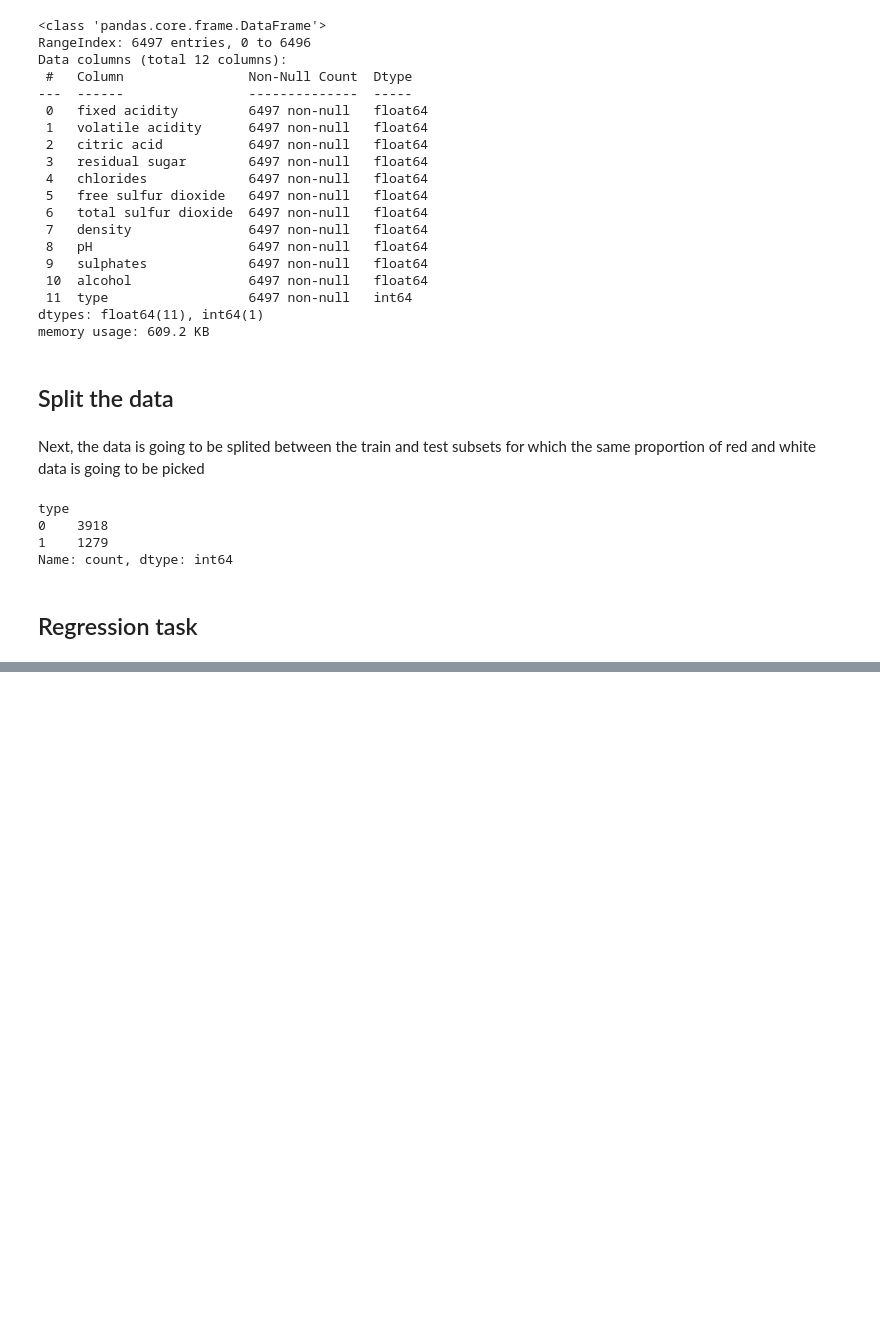
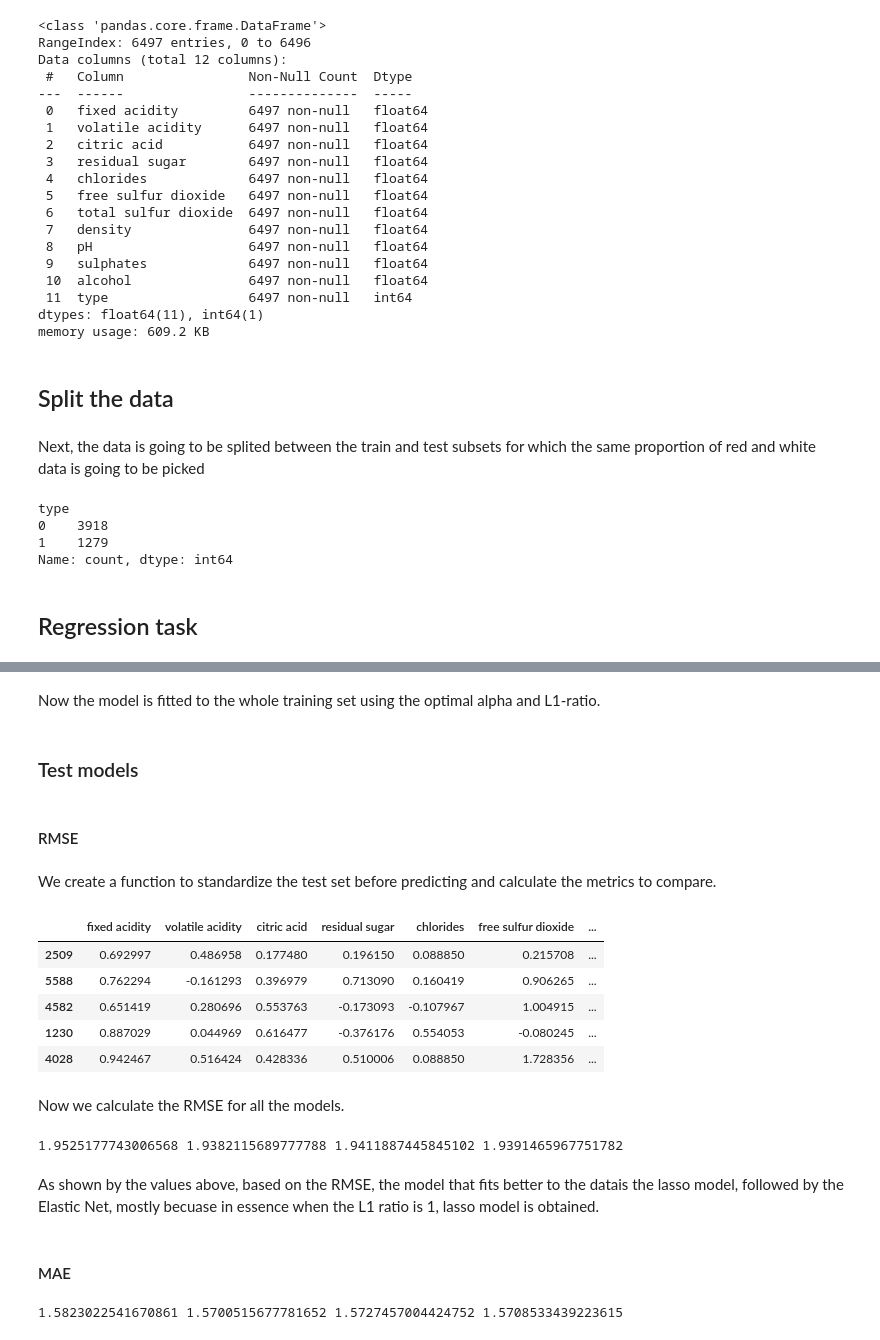
Before and after one commit to YefridC09/ST-554_Big_data_analysis, a Jupyter notebook: HW7_Yefrid_Cordoba/HW7_Yefrid_Cordoba.ipynb, the cells around one changed output, grey strips where cells are left out. Saved outputs shown, nothing was run; the diff lists cells and outputs as text; code cells hidden in the pictures; blank space fills up the shorter version.

```diff
--- a/HW7_Yefrid_Cordoba/HW7_Yefrid_Cordoba.ipynb
+++ b/HW7_Yefrid_Cordoba/HW7_Yefrid_Cordoba.ipynb
@@ -30,7 +29,7 @@ w_wine['type'] = [0 for i in range(len(w_wine))]
 # %% [markdown]
 After the column for the wine type have been created, it is used the function `pd.concat()` to join the two datasets in just one.
 # %%
-wine_data = pd.concat([r_wine, w_wine], ignore_index = True).drop('quality', axis = 1)
+wine_data = pd.concat([r_wine, w_wine], ignore_index = True).drop('quality', axis = 1).dropna()
 # %%
 wine_data.info()
 # %% [output]
@@ -78 +81,4 @@ Name: count, dtype: int64
+# %%
+std_s = X_train.apply(np.mean, axis = 0)
+mean_s = X_train.apply(np.std, axis = 0)
 # %% [markdown]
@@ -89,0 +268,2 @@ X_train.head()
+# %% [markdown]
+Now the model is fitted to the whole training set using the optimal alpha and L1-ratio.
@@ -89,0 +274,46 @@ X_train.head()
+# %% [markdown]
+### Test models
+# %% [markdown]
+#### RMSE
+# %% [markdown]
+We create a function to standardize the test set before predicting and calculate the metrics to compare.
+# %%
+#quick function to standardize based off of a supplied mean and std
+def my_std_fun(x, means, stds):
+    return(x-means)/stds
+#loop through the columns and use the function on each
+for x in X_test.drop('type', axis = 1).columns:
+    X_test[x] = my_std_fun(X_test[x], mean_s[x], std_s[x])
+X_test.head()
+# %% [output]
+|  | fixed acidity | volatile acidity | citric acid | residual sugar | chlorides | free sulfur dioxide | ... |
+| 2509 | 0.692997 | 0.486958 | 0.177480 | 0.196150 | 0.088850 | 0.215708 | ... |
+| 5588 | 0.762294 | -0.161293 | 0.396979 | 0.713090 | 0.160419 | 0.906265 | ... |
+| 4582 | 0.651419 | 0.280696 | 0.553763 | -0.173093 | -0.107967 | 1.004915 | ... |
+| 1230 | 0.887029 | 0.044969 | 0.616477 | -0.376176 | 0.554053 | -0.080245 | ... |
+| 4028 | 0.942467 | 0.516424 | 0.428336 | 0.510006 | 0.088850 | 1.728356 | ... |
+# %% [markdown]
+Now we calculate the RMSE for all the models.
+# %%
+mlr_pred = MLR_full.predict(X_test)
+lasso_pred = lasso_full.predict(X_test)
+ridge_pred = ridge_full.predict(X_test)
+eln_pred = eln_full.predict(X_test)
+
+print(np.sqrt(mean_squared_error(y_test, mlr_pred)), \
+      np.sqrt(mean_squared_error(y_test, lasso_pred)),\
+      np.sqrt(mean_squared_error(y_test, ridge_pred)),\
+      np.sqrt(mean_squared_error(y_test, eln_pred)))
+# %% [output]
+1.9525177743006568 1.9382115689777788 1.9411887445845102 1.9391465967751782
+# %% [markdown]
+As shown by the values above, based on the RMSE, the model that fits better to the datais the lasso model, followed by the Elastic Net, mostly becuase in essence when the L1 ratio is 1, lasso model is obtained.
+# %% [markdown]
+#### MAE
+# %%
+print(mean_absolute_error(y_test, mlr_pred), \
+      mean_absolute_error(y_test, lasso_pred),\
+      mean_absolute_error(y_test, ridge_pred),\
+      mean_absolute_error(y_test, eln_pred))
+# %% [output]
+1.5823022541670861 1.5700515677781652 1.5727457004424752 1.5708533439223615
```
Also changed, not shown: parts of 49 cells of this notebook.
